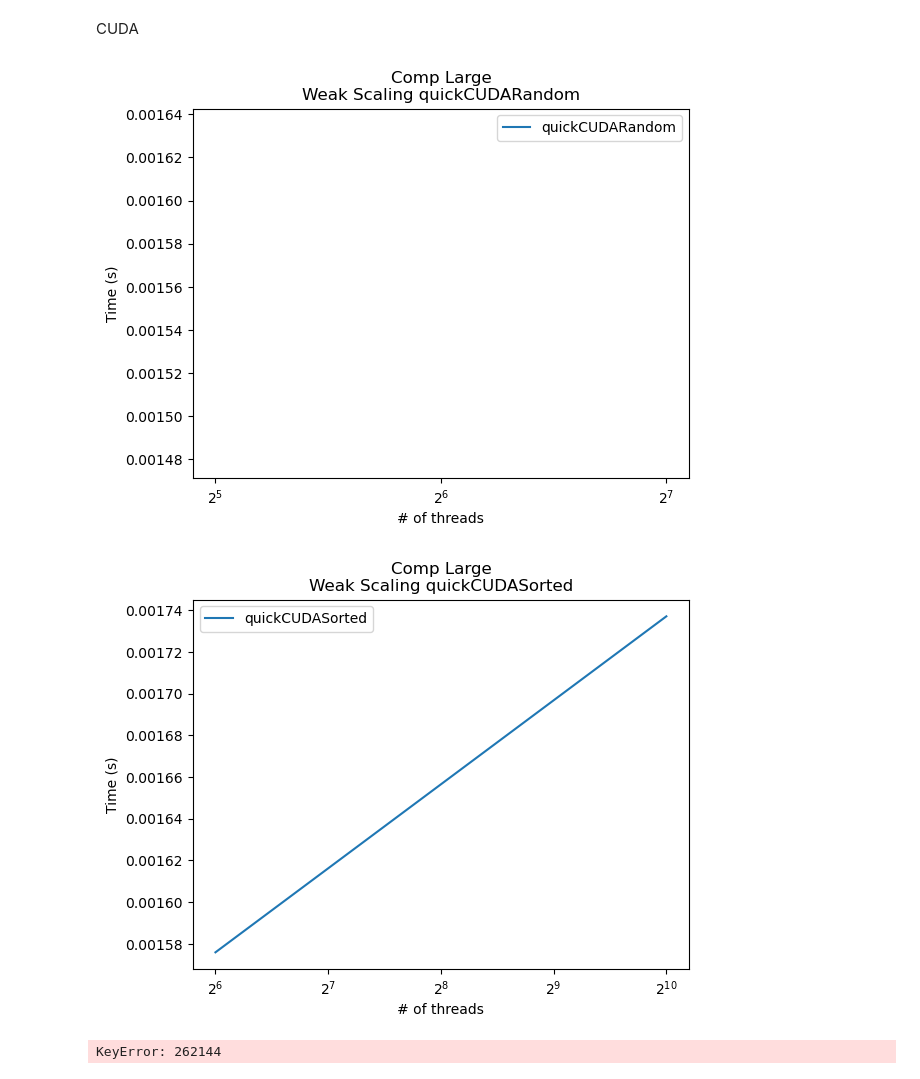
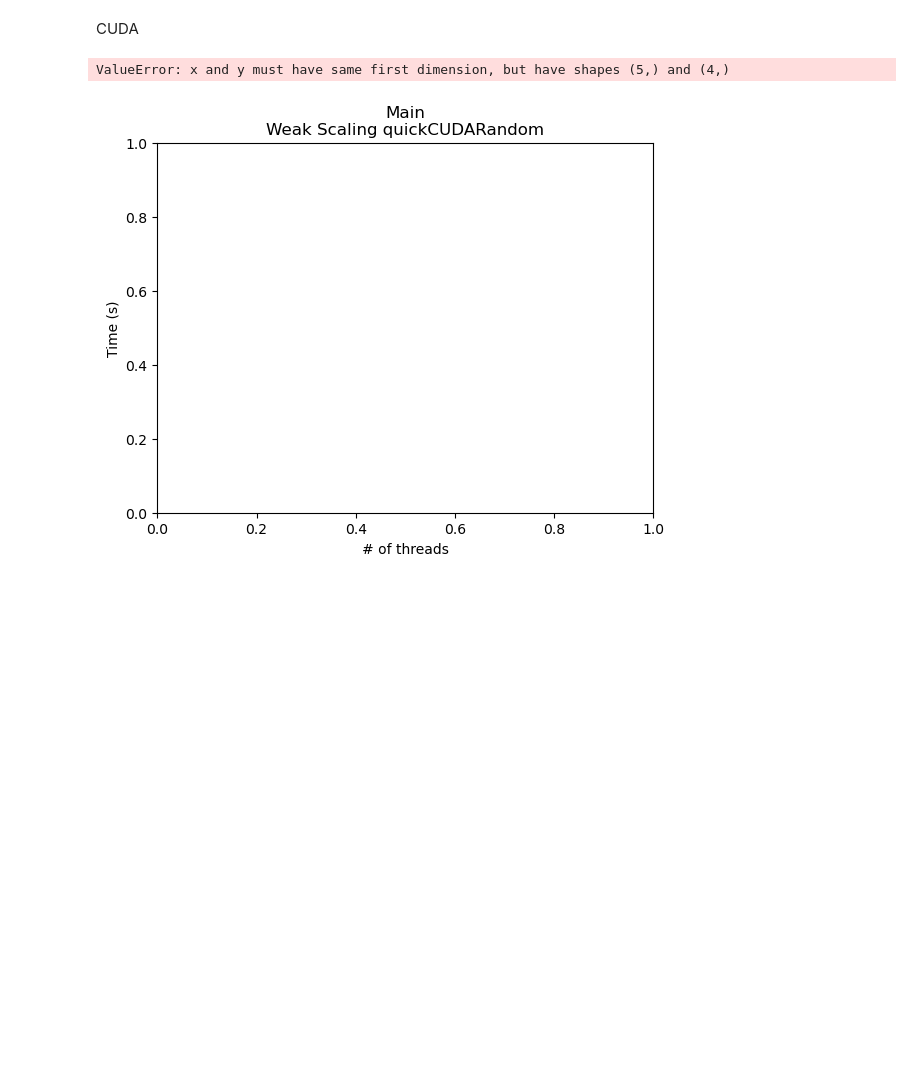
Before and after one commit to Sofia-Ortega/ParallelComputingProject, a Jupyter notebook: PerformanceEval/QuickSortPlotting.ipynb, the cells around one changed output. Drawn from its saved outputs; the diff is of its cells as text; code cells hidden in the pictures; blank space fills up the shorter version.

```diff
--- a/PerformanceEval/QuickSortPlotting.ipynb
+++ b/PerformanceEval/QuickSortPlotting.ipynb
@@ -16,12 +16,12 @@ pd.set_option("display.max_columns", None)
 # %% [markdown]
 Read in all the files
 # %%
-quickTKMPIRandom = th.Thicket.from_caliperreader(glob('dataFiles/MPI/QuickSort/random/cali/*.cali'))
-quickTKMPISorted = th.Thicket.from_caliperreader(glob('dataFiles/MPI/QuickSort/sorted/cali/*.cali'))
-quickTKMPIReverse = th.Thicket.from_caliperreader(glob('dataFiles/MPI/QuickSort/reverse-sorted/cali/*.cali'))
-quickTKMPIPerturbed = th.Thicket.from_caliperreader(glob('dataFiles/MPI/QuickSort/1%-perturbed/cali/*.cali'))
+# quickTKMPIRandom = th.Thicket.from_caliperreader(glob('dataFiles/MPI/QuickSort/random/cali/*.cali'))
+# quickTKMPISorted = th.Thicket.from_caliperreader(glob('dataFiles/MPI/QuickSort/sorted/cali/*.cali'))
+# quickTKMPIReverse = th.Thicket.from_caliperreader(glob('dataFiles/MPI/QuickSort/reverse-sorted/cali/*.cali'))
+# quickTKMPIPerturbed = th.Thicket.from_caliperreader(glob('dataFiles/MPI/QuickSort/1%-perturbed/cali/*.cali'))
 
-# quickTKCUDARandom = th.Thicket.from_caliperreader(glob('PerformanceEval/dataFiles/CUDA/QuickSort/random'))
-# quickTKCUDASorted = th.Thicket.from_caliperreader(glob('dataFiles/CUDA/QuickSort/sorted/cali/*.cali'))
-# quickTKCUDAReverse = th.Thicket.from_caliperreader(glob('dataFiles/CUDA/QuickSort/reverse-sorted/cali/*.cali'))
-# quickTKCUDAPerturbed = th.Thicket.from_caliperreader(glob('dataFiles/CUDA/QuickSort/1%-perturbed/cali/*.cali'))
+quickTKCUDARandom = th.Thicket.from_caliperreader(glob('dataFiles/CUDA/QuickSort/random/cali/*.cali'))
+quickTKCUDASorted = th.Thicket.from_caliperreader(glob('dataFiles/CUDA/QuickSort/sorted/cali/*.cali'))
+quickTKCUDAReverse = th.Thicket.from_caliperreader(glob('dataFiles/CUDA/QuickSort/reverse-sorted/cali/*.cali'))
+quickTKCUDAPerturbed = th.Thicket.from_caliperreader(glob('dataFiles/CUDA/QuickSort/1%-perturbed/cali/*.cali'))
@@ -234,7 +236,7 @@ def plot_strong_scaling(algos, num_vals, time_type, title, xlabel, ylabel, saved
     if savedir != None:
         plt.save(savedir)
 
-values = [2**16, 2**18]
+values = [2**10, 2**12, 2**14, 2**16]
 for val in values:
     plot_strong_scaling(algosMainCUDA, val, 'Avg time/rank', 'Main\nStrong Scaling: Input Size ' + str(val), '# of threads', 'Time (s)')
     plot_strong_scaling(algosCommCUDA, val, 'Avg time/rank', 'Comm\nStrong Scaling: Input Size ' + str(val), '# of threads', 'Time (s)')
@@ -315,11 +324,11 @@ def plot_strong_scaling_speedup(algoname, algo, values, time_type, title, xlabel
     if savedir != None:
         plt.save(savedir)
 
-# for key in algosMainCUDA.keys():
-#     plot_strong_scaling_speedup(key, algosMainCUDA[key], values, 'Avg time/rank', 'Main\nSpeedup ' + key, '# of threads', 'Speedup')
+for key in algosMainCUDA.keys():
+    plot_strong_scaling_speedup(key, algosMainCUDA[key], values, 'Avg time/rank', 'Main\nSpeedup ' + key, '# of threads', 'Speedup')
 
-# for key in algosCommCUDA.keys():
-#     plot_strong_scaling_speedup(key, algosCommCUDA[key], values, 'Avg time/rank', 'Comm\nSpeedup ' + key, '# of threads', 'Speedup')
+for key in algosCommCUDA.keys():
+    plot_strong_scaling_speedup(key, algosCommCUDA[key], values, 'Avg time/rank', 'Comm\nSpeedup ' + key, '# of threads', 'Speedup')
 
 for key in algosCompCUDA.keys():
     plot_strong_scaling_speedup(key, algosCompCUDA[key], values, 'Avg time/rank', 'Comp Large\nSpeedup ' + key, '# of threads', 'Speedup')
@@ -361,8 +378,8 @@ def plot_weak_scaling_CUDA(algoname, algo, values, time_type, title, xlabel, yla
     ax.set_xlabel(xlabel)
     ax.set_ylabel(ylabel)
 
-    xvals = [64, 1024]
-    sizePerXVal = [2**16, 2**18]
+    xvals = [128, 256, 512, 1024]
+    sizePerXVal = [2**10, 2**12, 2**14, 2**16]
     yvals = []
     for idx, val in enumerate(sizePerXVal):
         correctNumProcs = algo.loc[algo['num_threads'] == xvals[idx]]
@@ -390,15 +407,14 @@ for key in algosComp.keys():
 # %% [markdown]
 CUDA
 # %%
-# for key in algosMainCUDA.keys():
-#     plot_weak_scaling_CUDA(key, algosMainCUDA[key], values, 'Avg time/rank', 'Main\nWeak Scaling ' + key, '# of threads', 'Time (s)')
+for key in algosMainCUDA.keys():
+    plot_weak_scaling_CUDA(key, algosMainCUDA[key], values, 'Avg time/rank', 'Main\nWeak Scaling ' + key, '# of threads', 'Time (s)')
 
-# for key in algosCommCUDA.keys():
-#     plot_weak_scaling_CUDA(key, algosCommCUDA[key], values, 'Avg time/rank', 'Comm\nWeak Scaling ' + key, '# of threads', 'Time (s)')
+for key in algosCommCUDA.keys():
+    plot_weak_scaling_CUDA(key, algosCommCUDA[key], values, 'Avg time/rank', 'Comm\nWeak Scaling ' + key, '# of threads', 'Time (s)')
 
 for key in algosCompCUDA.keys():
     plot_weak_scaling_CUDA(key, algosCompCUDA[key], values, 'Avg time/rank', 'Comp Large\nWeak Scaling ' + key, '# of threads', 'Time (s)')
 # %% [output]
+ValueError: x and y must have same first dimension, but have shapes (5,) and (4,)
-[figure, old version]
+[figure, new version]
-[figure, removed]
-KeyError: 262144
```
Also changed, not shown: parts of 7 cells of this notebook.
